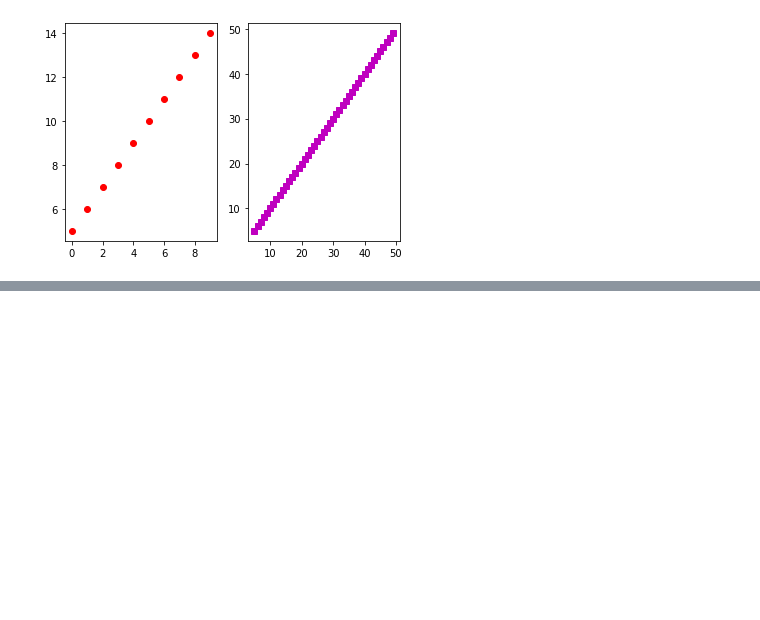
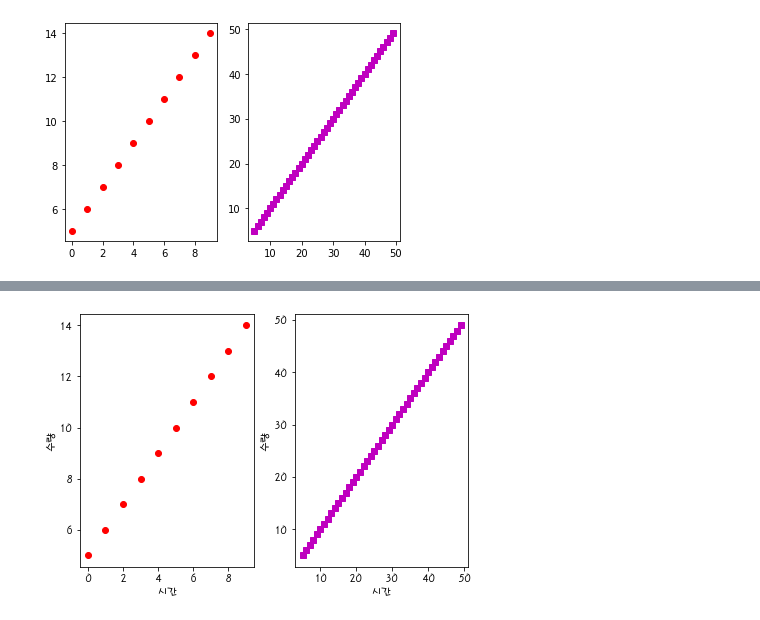
Before and after one commit to hyestar/2022py2, a Jupyter notebook: 시각화.ipynb, the cells around one changed output, grey strips where cells are left out. Saved outputs shown, nothing was run; the diff lists cells and outputs as text; code cells hidden in the pictures; blank space fills up the shorter version.

```diff
--- a/시각화.ipynb
+++ b/시각화.ipynb
@@ -86,0 +110,29 @@ plt.show()
+# %%
+import matplotlib.pyplot as plt
+import matplotlib.font_manager as fm
+import matplotlib
+# 간격을 가능한 최적의 수치로 자동 조정
+fig = plt.figure(constrained_layout = True)
+# 폰트 지정
+font_location = "C:\Windows\Fonts\H2PORM.TTF"
+fontname = fm.FontProperties(fname=font_location).get_name()
+matplotlib.rc('font', family = fontname)
+# add_subplot(행의 갯수, 열의갯수, 위치값)
+# 그래프의 위치 지정
+ax1 = fig.add_subplot(1,2,1)
+ax2 = fig.add_subplot(1,2,2)
+# 원하는 위치에 그래프를 그림
+x = range(0, 10)
+y = range(5, 15)
+ax1.plot(x, y, 'ro')
+c = range(5, 50)
+d = range(5, 50)
+ax2.plot(c,d,'ms')
+# x축이름, y축이름 지정
+ax1.set_xlabel('시간')
+ax1.set_ylabel('수량')
+ax2.set_xlabel('시간')
+ax2.set_ylabel('수량')
+plt.show()
+# %% [output]
+[figure, added]
```
Also changed, not shown: parts of 4 cells of this notebook.
